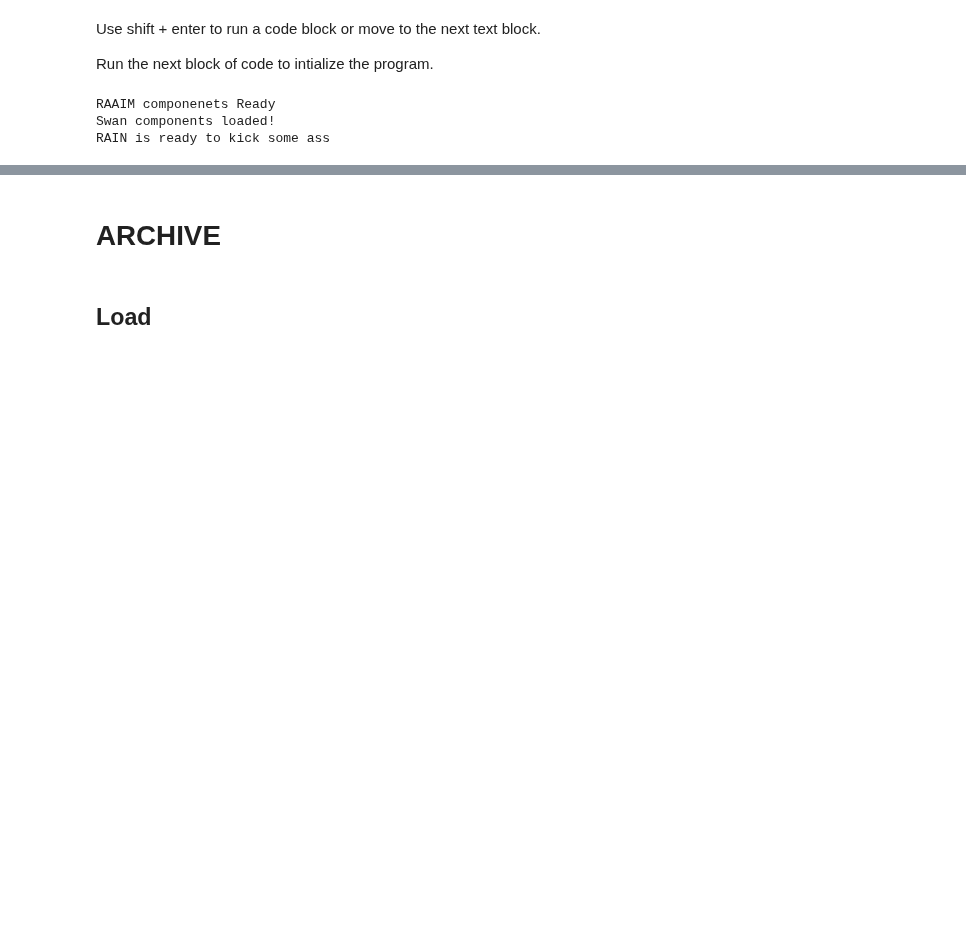
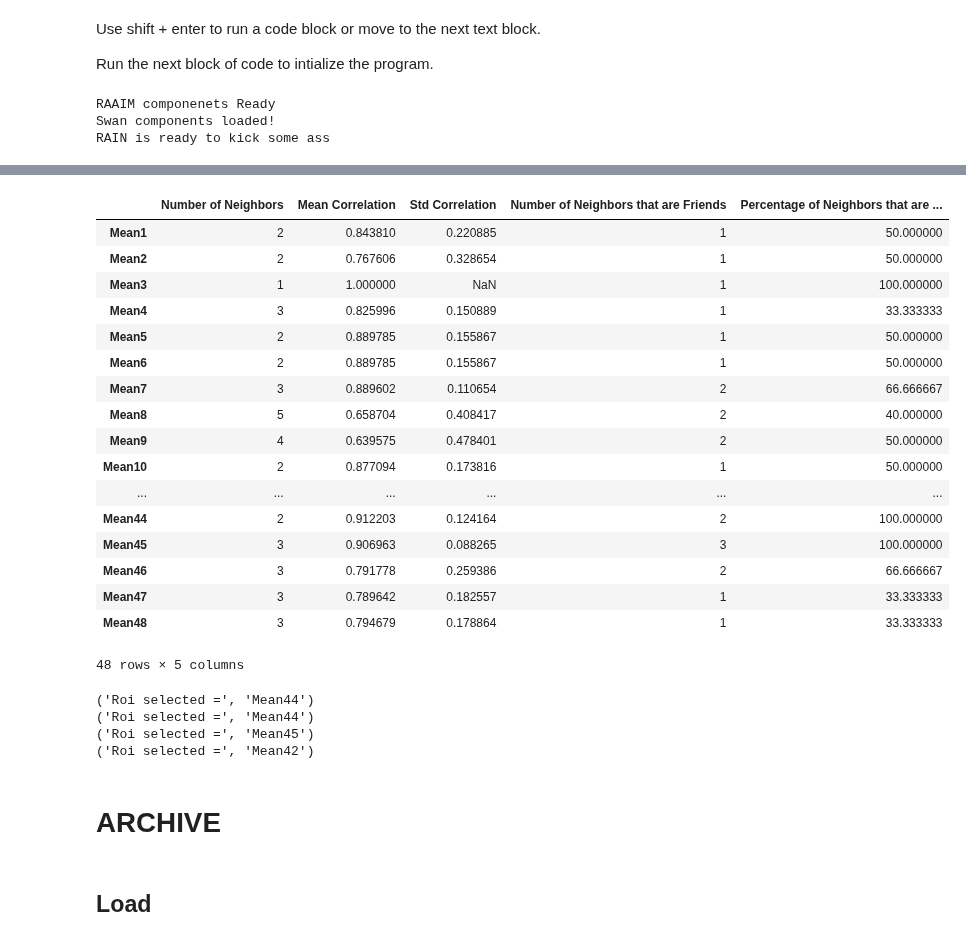
Before and after one commit to aedobyns/lab, a Jupyter notebook: RAIN.ipynb, the cells around one changed output, grey strips where cells are left out. Saved outputs shown, nothing was run; the diff lists cells and outputs as text; code cells hidden in the pictures; blank space fills up the shorter version.

```diff
--- a/RAIN.ipynb
+++ b/RAIN.ipynb
@@ -856,0 +955,28 @@ RAIN is ready to kick some ass
+# %%
+neighbor_correlation
+# %% [output]
+|  | Number of Neighbors | Mean Correlation | Std Correlation | Number of Neighbors that are Friends | Percentage of Neighbors that are ... |
+| Mean1 | 2 | 0.843810 | 0.220885 | 1 | 50.000000 |
+| Mean2 | 2 | 0.767606 | 0.328654 | 1 | 50.000000 |
+| Mean3 | 1 | 1.000000 | NaN | 1 | 100.000000 |
+| Mean4 | 3 | 0.825996 | 0.150889 | 1 | 33.333333 |
+| Mean5 | 2 | 0.889785 | 0.155867 | 1 | 50.000000 |
+| Mean6 | 2 | 0.889785 | 0.155867 | 1 | 50.000000 |
+| Mean7 | 3 | 0.889602 | 0.110654 | 2 | 66.666667 |
+| Mean8 | 5 | 0.658704 | 0.408417 | 2 | 40.000000 |
+| Mean9 | 4 | 0.639575 | 0.478401 | 2 | 50.000000 |
+| Mean10 | 2 | 0.877094 | 0.173816 | 1 | 50.000000 |
+| ... | ... | ... | ... | ... | ... |
+| Mean44 | 2 | 0.912203 | 0.124164 | 2 | 100.000000 |
+| Mean45 | 3 | 0.906963 | 0.088265 | 3 | 100.000000 |
+| Mean46 | 3 | 0.791778 | 0.259386 | 2 | 66.666667 |
+| Mean47 | 3 | 0.789642 | 0.182557 | 1 | 33.333333 |
+| Mean48 | 3 | 0.794679 | 0.178864 | 1 | 33.333333 |
+48 rows × 5 columns
+# %%
+all_roi_2d(roi_loc , im , s=60)
+# %% [output]
+('Roi selected =', 'Mean44')
+('Roi selected =', 'Mean44')
+('Roi selected =', 'Mean45')
+('Roi selected =', 'Mean42')
```
Also changed, not shown: parts of 10 cells of this notebook.
